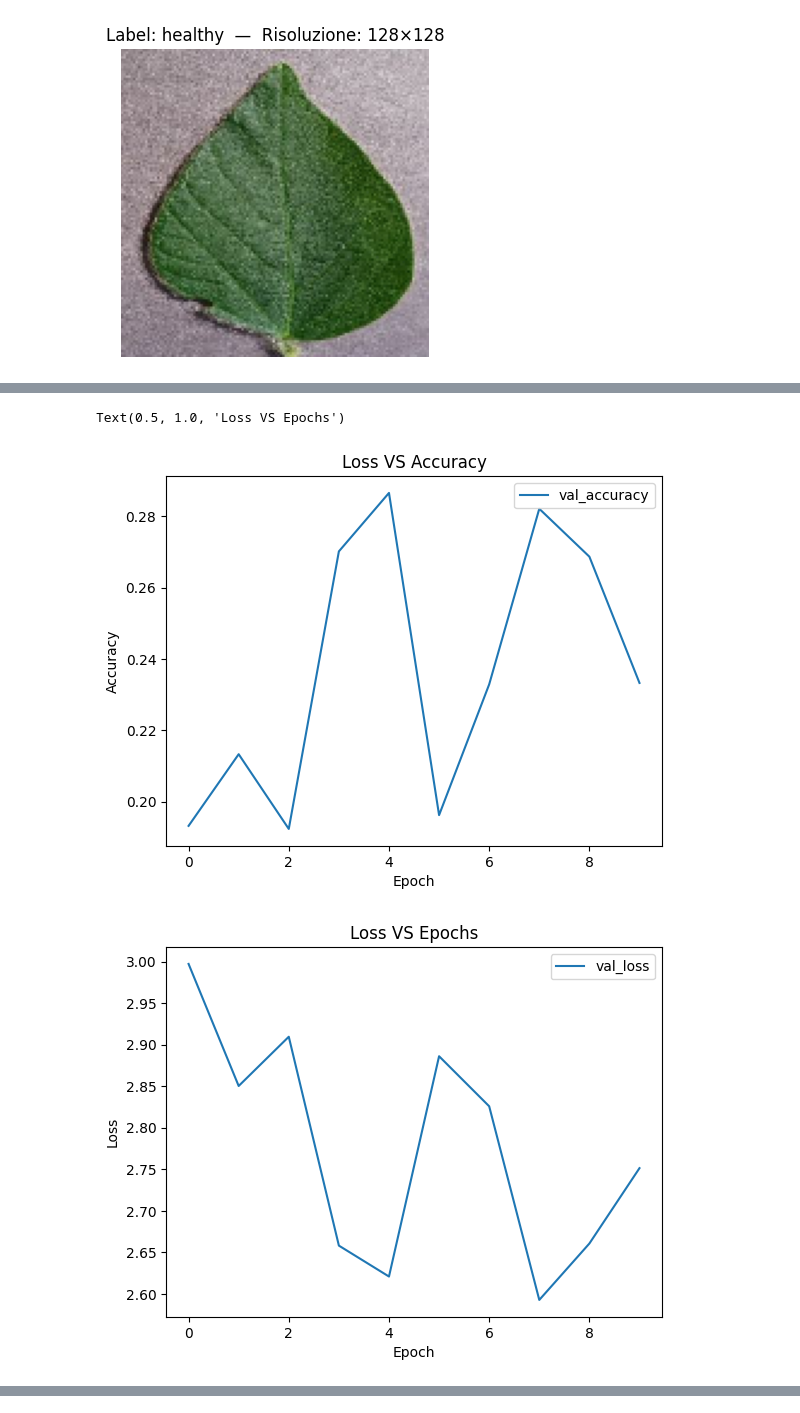
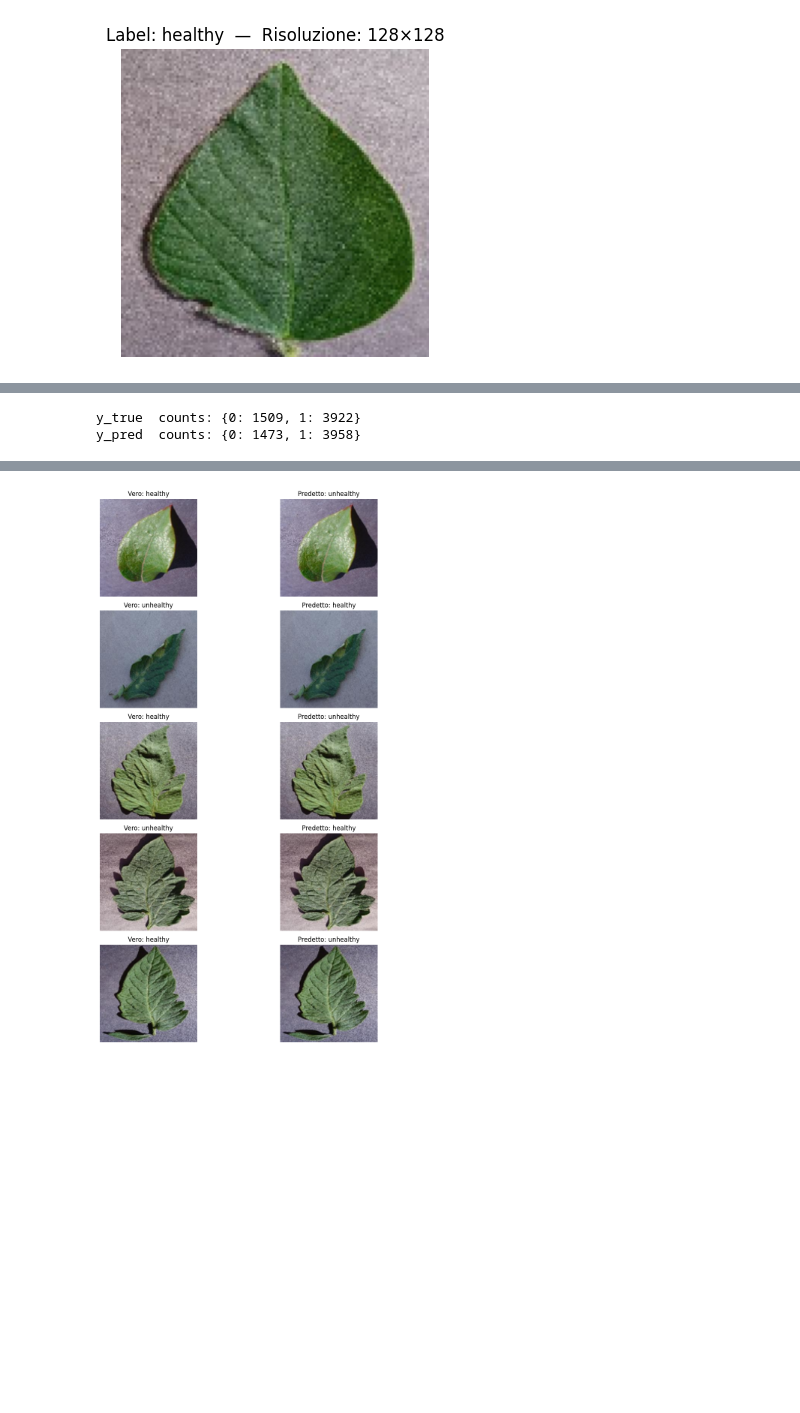
Before and after one commit to Mmc-001/progetto-daml, a Jupyter notebook: proj.ipynb, the cells around one changed output, grey strips where cells are left out. Drawn from its saved outputs; the diff is of its cells as text; code cells hidden in the pictures; blank space fills up the shorter version.

```diff
--- a/proj.ipynb
+++ b/proj.ipynb
@@ -325,22 +340,0 @@ plot_confusion_matrix(np.argmax(test_labels, axis=1), np.argmax(predict_test, ax
-# %%
-#Accuracy
-plt.figure()
-#plt.plot(history.history['train_accuracy'], label='train_accuracy')
-plt.plot(history.history['val_accuracy'], label='val_accuracy')
-plt.xlabel('Epoch')
-plt.ylabel('Accuracy')
-plt.legend()
-plt.title('Accuracy VS Epochs')
-
-#Loss
-plt.figure()
-#plt.plot(history.history['train_loss'], label='train_loss')
-plt.plot(history.history['val_loss'], label='val_loss')
-plt.xlabel('Epoch')
-plt.ylabel('Loss')
-plt.legend()
-plt.title('Loss VS Epochs')
-# %% [output]
-Text(0.5, 1.0, 'Loss VS Epochs')
-[figure, removed]
-[figure, removed]
@@ -350,0 +341,54 @@ plot_confusion_matrix(np.argmax(,axis=1),np.argmax(,axis=1),normalize=True)
+# %%
+#check delle classi di test
+(unique_true, counts_true) = np.unique(y_true,      return_counts=True)
+(unique_pred, counts_pred) = np.unique(y_predict,      return_counts=True)
+
+print("y_true  counts:", dict(zip(unique_true, counts_true)))
+print("y_pred  counts:", dict(zip(unique_pred, counts_pred)))
+# %% [output]
+y_true  counts: {0: 1509, 1: 3922}
+y_pred  counts: {0: 1473, 1: 3958}
+# %%
+#check per visualizzare gli errori di predizione
+import random
+import matplotlib.pyplot as plt
+from PIL import Image
+
+# 1) Ricrea test_ds senza shuffle
+test_ds = tf.keras.utils.image_dataset_from_directory(
+    test_path,
+    image_size=(128,128),
+    batch_size=32,
+    label_mode='categorical',
+    shuffle=False
+)
+
+# 2) Estrai y_true e y_pred
+y_true    = np.concatenate([np.argmax(lbl,axis=1) for _,lbl in test_ds], axis=0)
+y_predict = np.argmax(model.predict(test_ds), axis=1)
+
+# 3) Prendi file_paths
+file_list = test_ds.file_paths  # ora è esattamente allineato a y_true/y_predict
+
+# 4) Visualizza gli errori
+errors = np.where(y_true != y_predict)[0]
+sample_idxs = random.sample(list(errors), k=min(5, len(errors)))
+
+plt.figure(figsize=(12, 3*len(sample_idxs)))
+for i, idx in enumerate(sample_idxs):
+    path = file_list[idx]
+    true_cls = test_ds.class_names[y_true[idx]]
+    pred_cls = test_ds.class_names[y_predict[idx]]
+    img = Image.open(path).resize((128,128), Image.LANCZOS)
+
+    plt.subplot(len(sample_idxs), 2, 2*i+1)
+    plt.imshow(img); plt.axis('off')
+    plt.title(f"Vero: {true_cls}")
+
+    plt.subplot(len(sample_idxs), 2, 2*i+2)
+    plt.imshow(img); plt.axis('off')
+    plt.title(f"Predetto: {pred_cls}")
+
+plt.tight_layout()
+plt.show()
+# %% [output]
@@ -350,0 +398 @@ plot_confusion_matrix(np.argmax(,axis=1),np.argmax(,axis=1),normalize=True)
+[figure, added]
```
Also changed, not shown: parts of 9 cells of this notebook.
